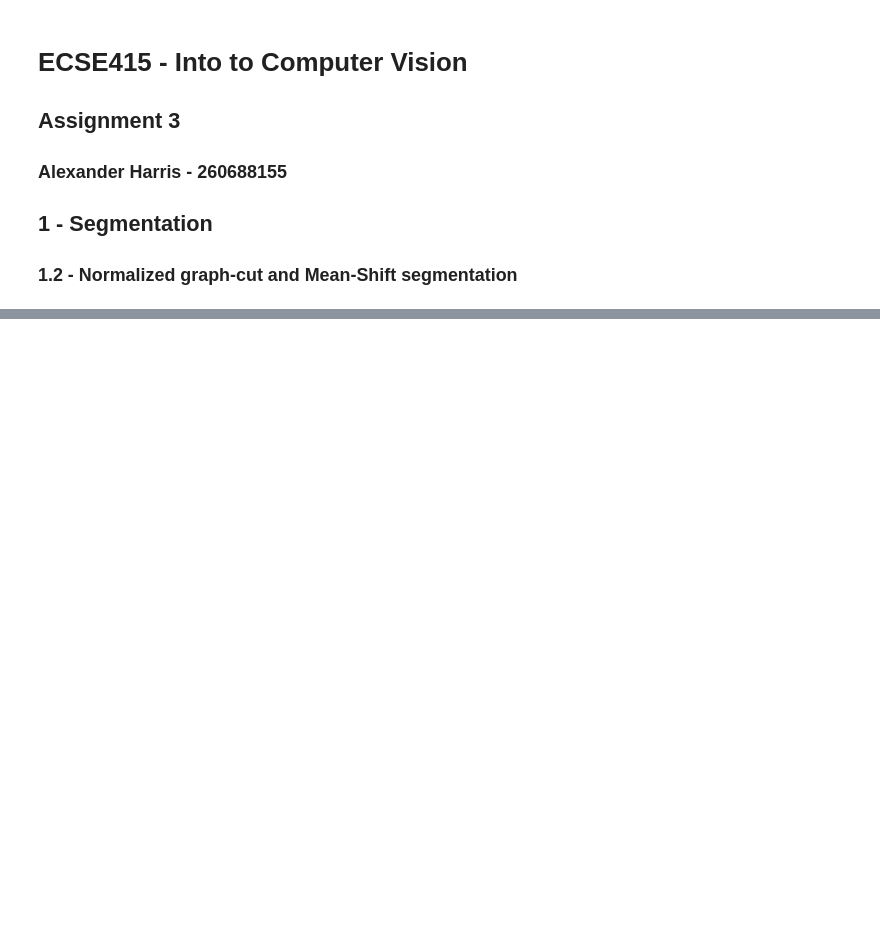
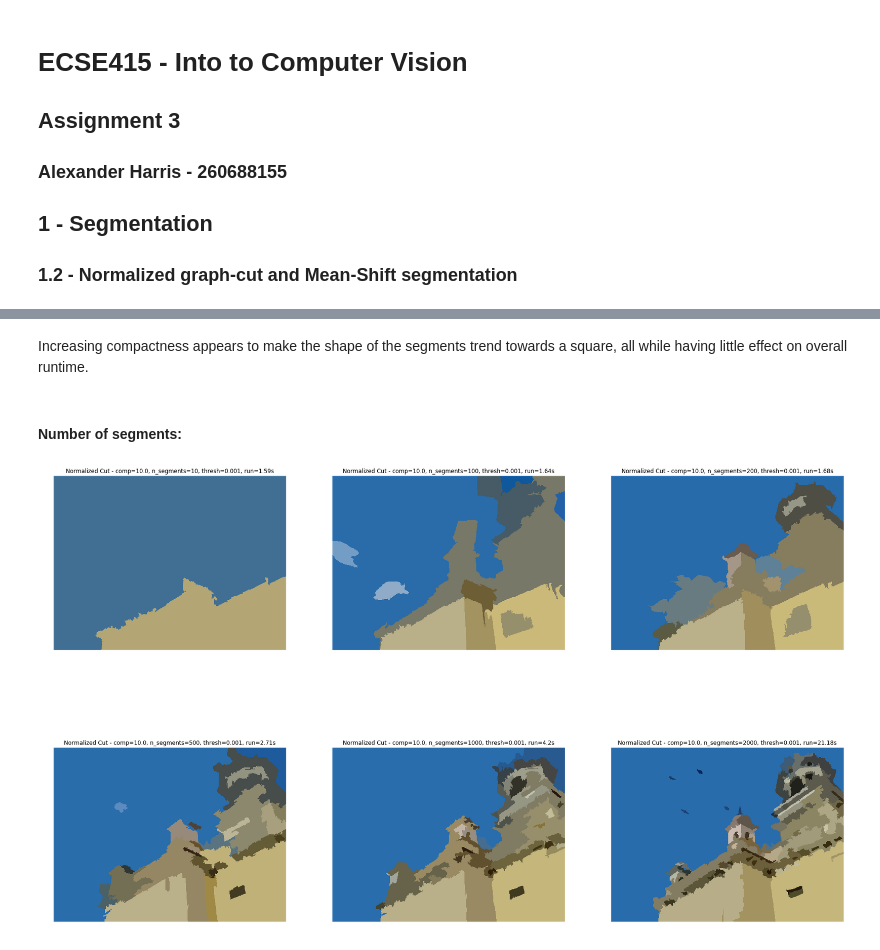
Before and after one commit to alexH2456/ECSE415, a Jupyter notebook: src/a3/GraphCut_MeanShift.ipynb, the cells around one changed output, grey strips where cells are left out. Saved outputs shown, nothing was run; the diff lists cells and outputs as text; code cells hidden in the pictures; blank space fills up the shorter version.

```diff
--- a/src/a3/GraphCut_MeanShift.ipynb
+++ b/src/a3/GraphCut_MeanShift.ipynb
@@ -27,0 +68,15 @@ plt.show()
+# %% [markdown]
+Increasing compactness appears to make the shape of the segments trend towards a square, all while having little effect on overall runtime.
+# %% [markdown]
+#### Number of segments:
+# %%
+images = []
+images.append(normCut(img, n_segments=10))
+images.append(normCut(img, n_segments=100))
+images.append(normCut(img, n_segments=200))
+images.append(normCut(img, n_segments=500))
+images.append(normCut(img, n_segments=1000))
+images.append(normCut(img, n_segments=2000))
+plotFigures(images)
+# %% [output]
+[figure, added]
```
Also changed, not shown: parts of 23 cells of this notebook, 1 other file.
